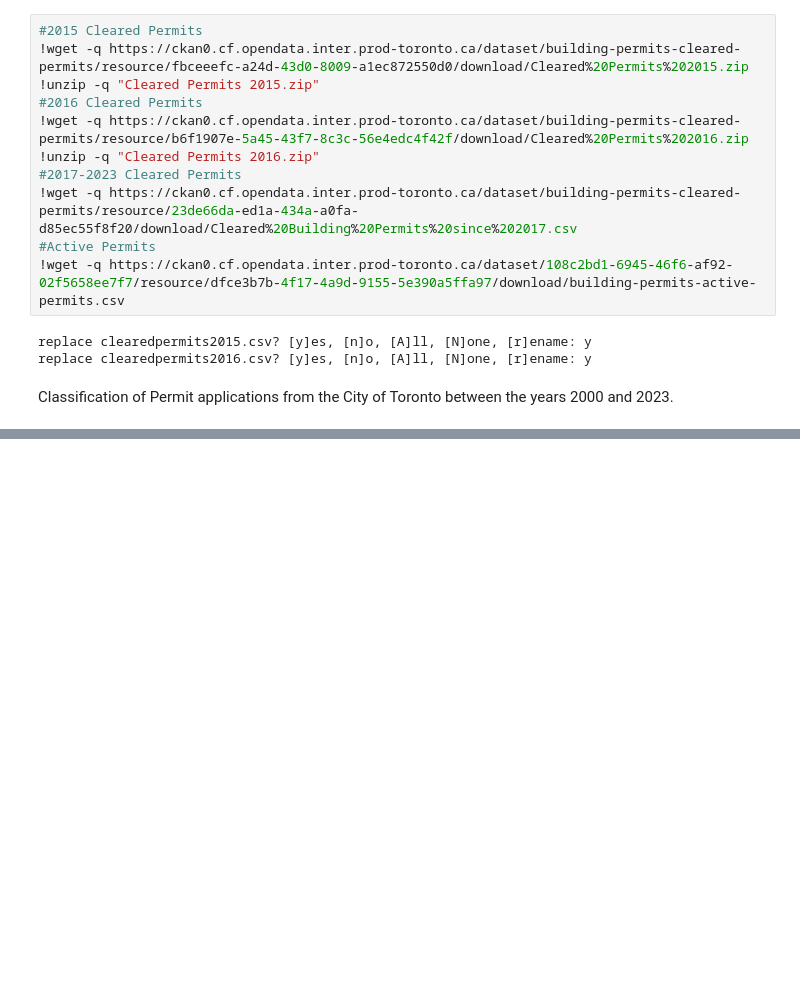
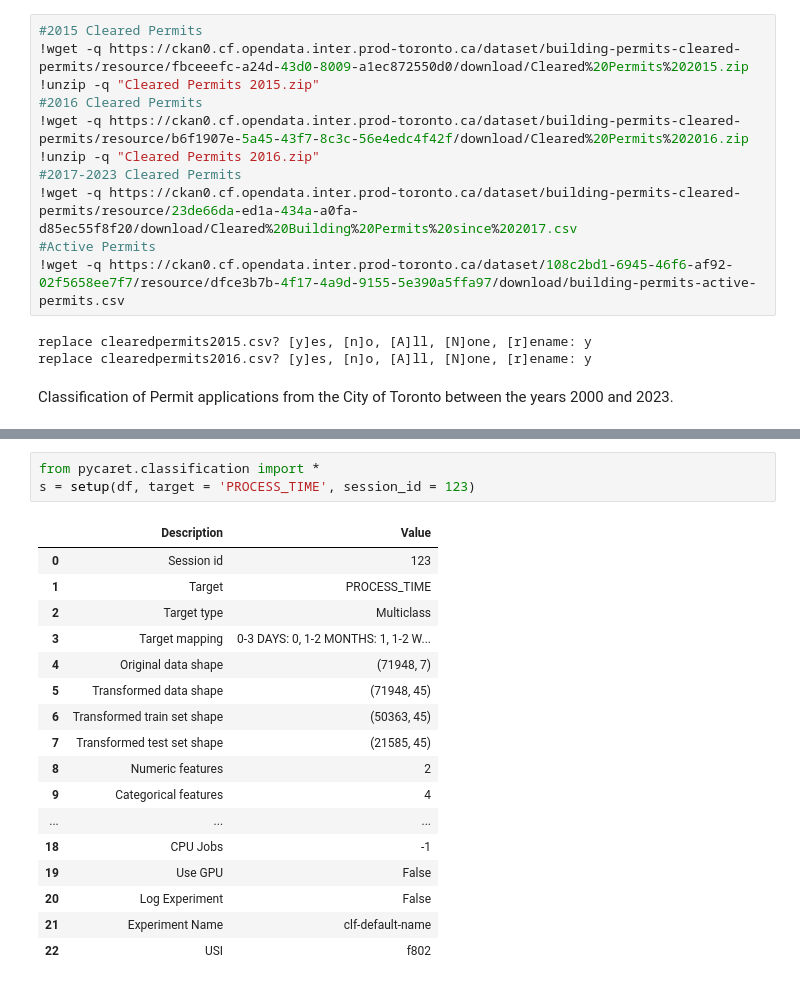
Before and after one commit to ThesanR/TorontoPermitClassification, a Jupyter notebook: PermitClass.ipynb, the cells around one changed output, grey strips where cells are left out. Drawn from its saved outputs; the diff is of its cells as text; blank space fills up the shorter version.

```diff
--- a/PermitClass.ipynb
+++ b/PermitClass.ipynb
@@ -88,0 +75,21 @@ df
+# %%
+from pycaret.classification import *
+s = setup(df, target = 'PROCESS_TIME', session_id = 123)
+# %% [output]
+|  | Description | Value |
+| 0 | Session id | 123 |
+| 1 | Target | PROCESS_TIME |
+| 2 | Target type | Multiclass |
+| 3 | Target mapping | 0-3 DAYS: 0, 1-2 MONTHS: 1, 1-2 W... |
+| 4 | Original data shape | (71948, 7) |
+| 5 | Transformed data shape | (71948, 45) |
+| 6 | Transformed train set shape | (50363, 45) |
+| 7 | Transformed test set shape | (21585, 45) |
+| 8 | Numeric features | 2 |
+| 9 | Categorical features | 4 |
+| ... | ... | ... |
+| 18 | CPU Jobs | -1 |
+| 19 | Use GPU | False |
+| 20 | Log Experiment | False |
+| 21 | Experiment Name | clf-default-name |
+| 22 | USI | f802 |
```
Also changed, not shown: parts of 4 cells of this notebook.
